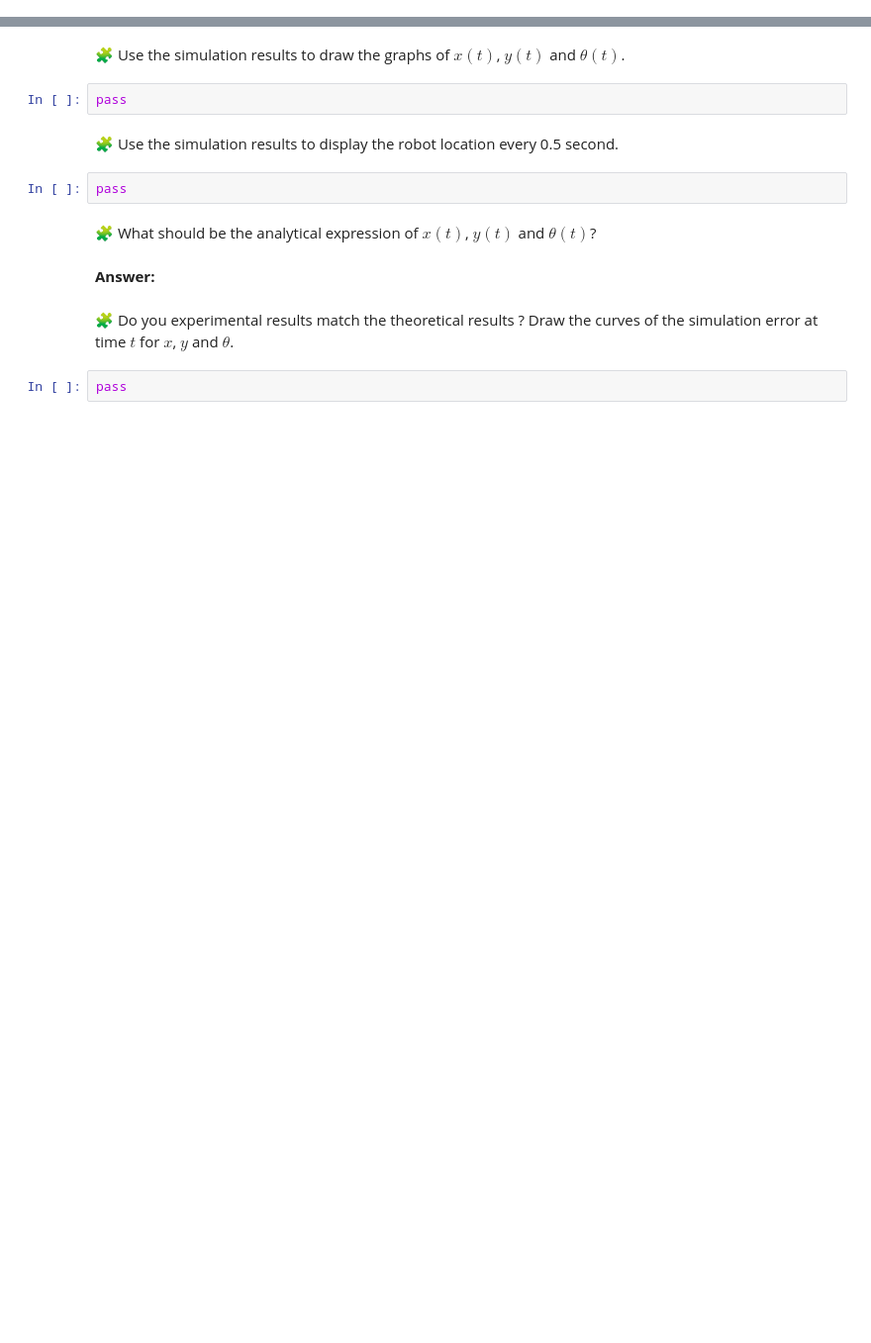
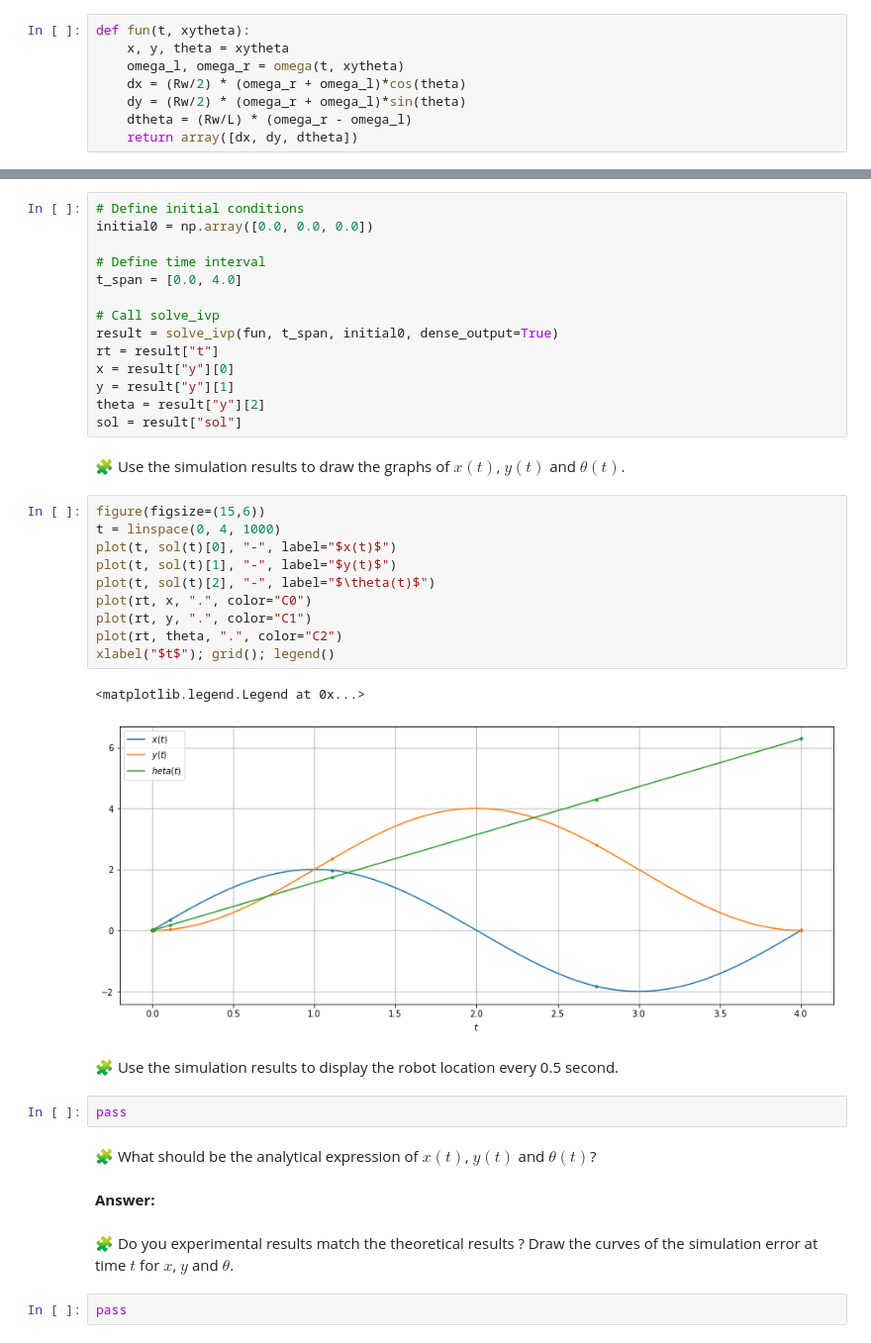
Before and after one commit to Said-taoussi/Control-engineering-with-python, a Jupyter notebook: Project-1.ipynb, the cells around one changed output, grey strips where cells are left out. Shown: that part at 99% size. Drawn from its saved outputs; the diff is of its cells as text; blank space fills up the shorter version.

```diff
--- a/Project-1.ipynb
+++ b/Project-1.ipynb
@@ -145,3 +182,11 @@ def fun(t, xytheta):
+# %%
+def fun(t, xytheta):
+    x, y, theta = xytheta
+    omega_l, omega_r = omega(t, xytheta)
+    dx = (Rw/2) * (omega_r + omega_l)*cos(theta)
+    dy = (Rw/2) * (omega_r + omega_l)*sin(theta)
+    dtheta = (Rw/L) * (omega_r - omega_l)
+    return array([dx, dy, dtheta])
 # %% [markdown]
 ### Simulation Setup
 
@@ -153,7 +196,32 @@ pass
+# %%
+# Define initial conditions
+initial0 = np.array([0.0, 0.0, 0.0])
+
+# Define time interval
+t_span = [0.0, 4.0]
+
+# Call solve_ivp
+result = solve_ivp(fun, t_span, initial0, dense_output=True)
+rt = result["t"]
+x = result["y"][0]
+y = result["y"][1]
+theta = result["y"][2]
+sol = result["sol"]
 # %% [markdown]
 🧩 Use the simulation results to draw the graphs of $x(t)$, $y(t)$ and $\theta(t)$.
-# %%
-pass
+# %%
+figure(figsize=(15,6))
+t = linspace(0, 4, 1000)
+plot(t, sol(t)[0], "-", label="$x(t)$")
+plot(t, sol(t)[1], "-", label="$y(t)$")
+plot(t, sol(t)[2], "-", label="$\theta(t)$")
+plot(rt, x, ".", color="C0")
+plot(rt, y, ".", color="C1")
+plot(rt, theta, ".", color="C2")
+xlabel("$t$"); grid(); legend()
+# %% [output]
+<matplotlib.legend.Legend at 0x...>
+[figure, added]
 # %% [markdown]
 🧩 Use the simulation results to display the robot location every 0.5 second.
 # %%
```
Also changed, not shown: parts of 5 cells of this notebook.
